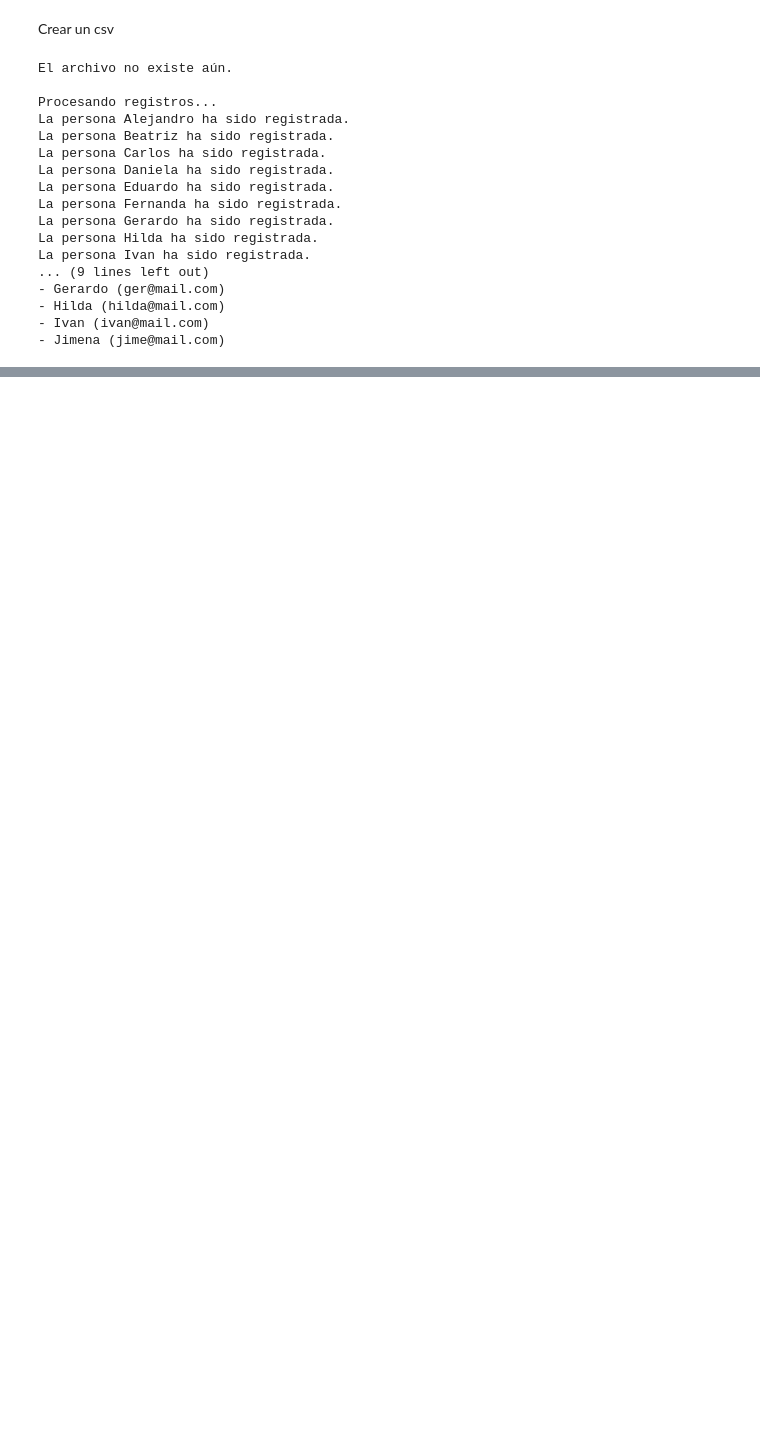
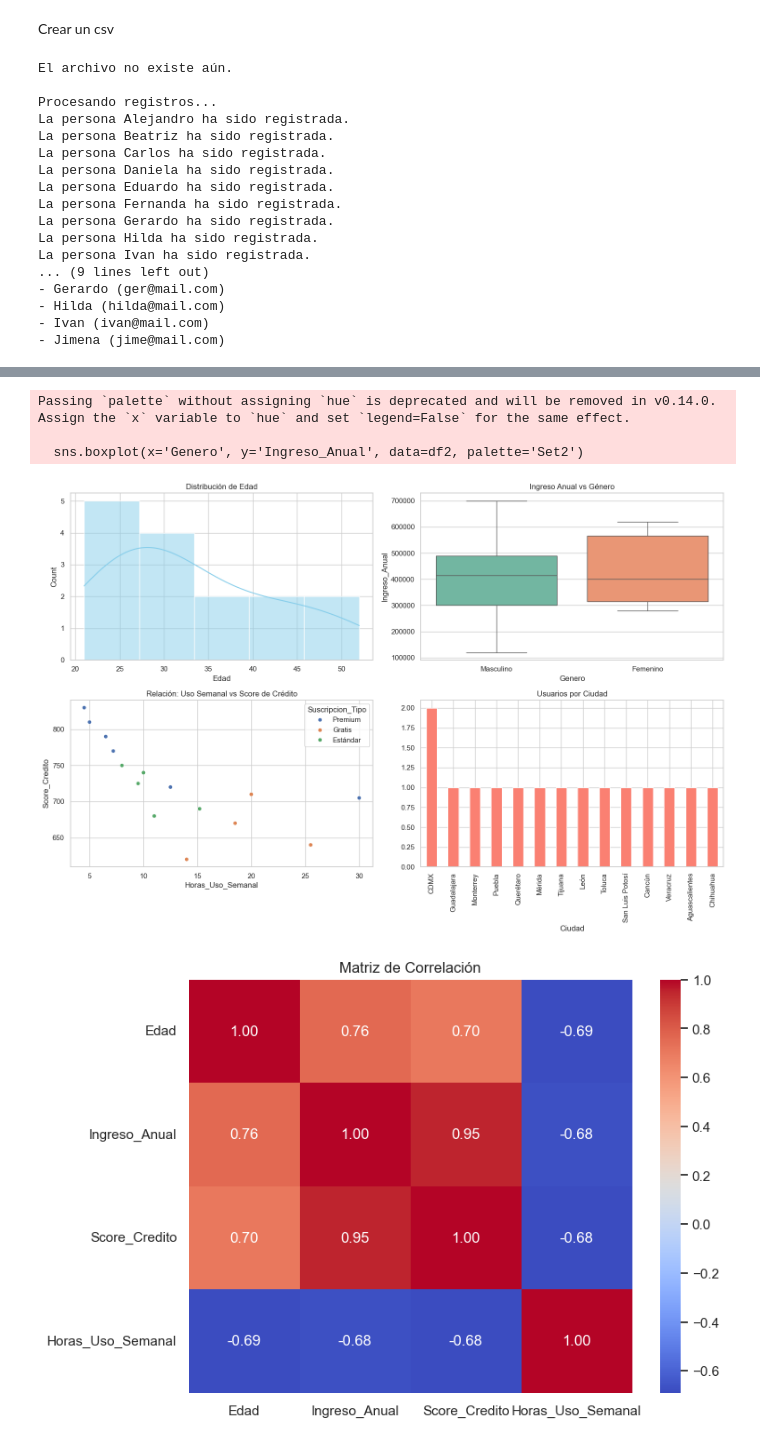
Before and after one commit to jarsmp37/progavan, a Jupyter notebook: OOP_clase7.ipynb, the cells around one changed output, grey strips where cells are left out. Cells and saved outputs as stored; diff of their text form; code cells hidden in the pictures; blank space fills up the shorter version.

```diff
--- a/OOP_clase7.ipynb
+++ b/OOP_clase7.ipynb
@@ -85,0 +319,12 @@ La persona Ivan ha sido registrada.
+# %%
+import pandas as pd
+import matplotlib.pyplot as plt
+import seaborn as sns
+
+# 1. Cargar los datos
+df2=pd.read_csv("datos_usuarios_analisis.csv")
+
+
+# 2. Inspección inicial
+print("--- Primeras 5 filas ---")
+df2.head()
@@ -85,0 +377,47 @@ La persona Ivan ha sido registrada.
+# %%
+import matplotlib.pyplot as plt
+import seaborn as sns
+
+
+# 3. Visualización para el EDA
+sns.set_theme(style="whitegrid")
+
+# Crear una figura con varios subplots
+plt.figure(figsize=(15, 10))
+
+# A. Distribución de Edad
+plt.subplot(2, 2, 1)
+sns.histplot(df2['Edad'], kde=True, color='skyblue')
+plt.title('Distribución de Edad')
+
+# B. Ingreso Anual por Género
+plt.subplot(2, 2, 2)
+sns.boxplot(x='Genero', y='Ingreso_Anual', data=df2, palette='Set2')
+plt.title('Ingreso Anual vs Género')
+
+# C. Score de Crédito vs Horas de Uso
+plt.subplot(2, 2, 3)
+sns.scatterplot(x='Horas_Uso_Semanal', y='Score_Credito', hue='Suscripcion_Tipo', data=df2)
+plt.title('Relación: Uso Semanal vs Score de Crédito')
+
+# D. Conteo de Usuarios por Ciudad
+plt.subplot(2, 2, 4)
+df2['Ciudad'].value_counts().plot(kind='bar', color='salmon')
+plt.title('Usuarios por Ciudad')
+
+plt.tight_layout()
+plt.show()
+
+# 4. Matriz de Correlación (Solo numéricos)
+plt.figure(figsize=(8, 6))
+# Filtramos solo columnas numéricas para la correlación
+columnas_numericas = df2.select_dtypes(include=['float64', 'int64']).columns
+sns.heatmap(df2[columnas_numericas].corr(), annot=True, cmap='coolwarm', fmt=".2f")
+plt.title('Matriz de Correlación')
+plt.show()
+# %% [output]
+Passing `palette` without assigning `hue` is deprecated and will be removed in v0.14.0. Assign the `x` variable to `hue` and set `legend=False` for the same effect.
+
+  sns.boxplot(x='Genero', y='Ingreso_Anual', data=df2, palette='Set2')
+[figure, added]
+[figure, added]
```
Also changed, not shown: parts of 10 cells of this notebook, 7 other files.
